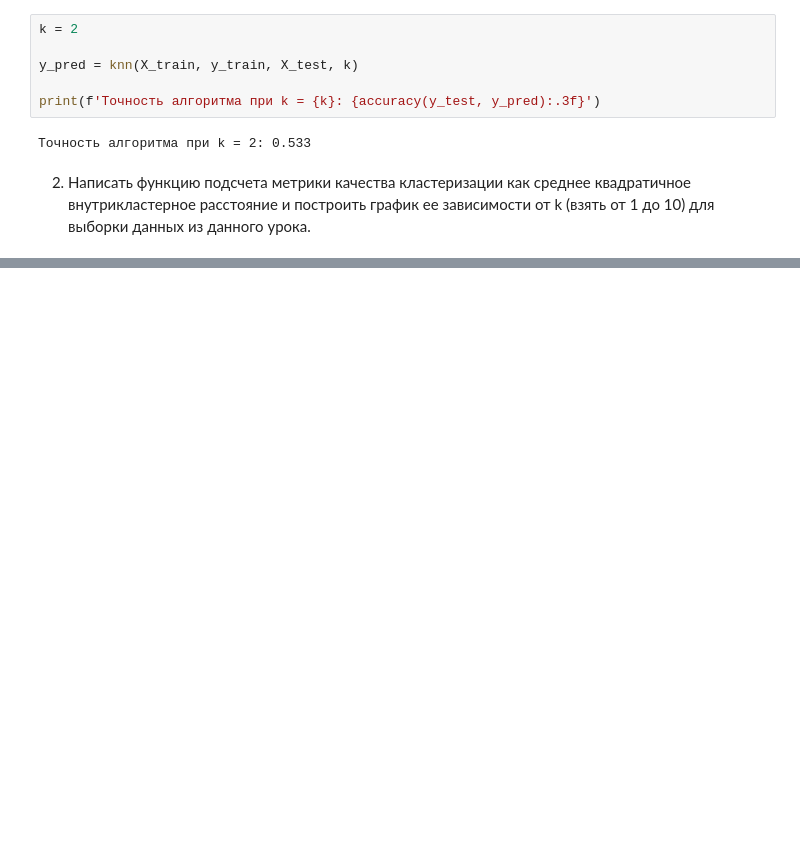
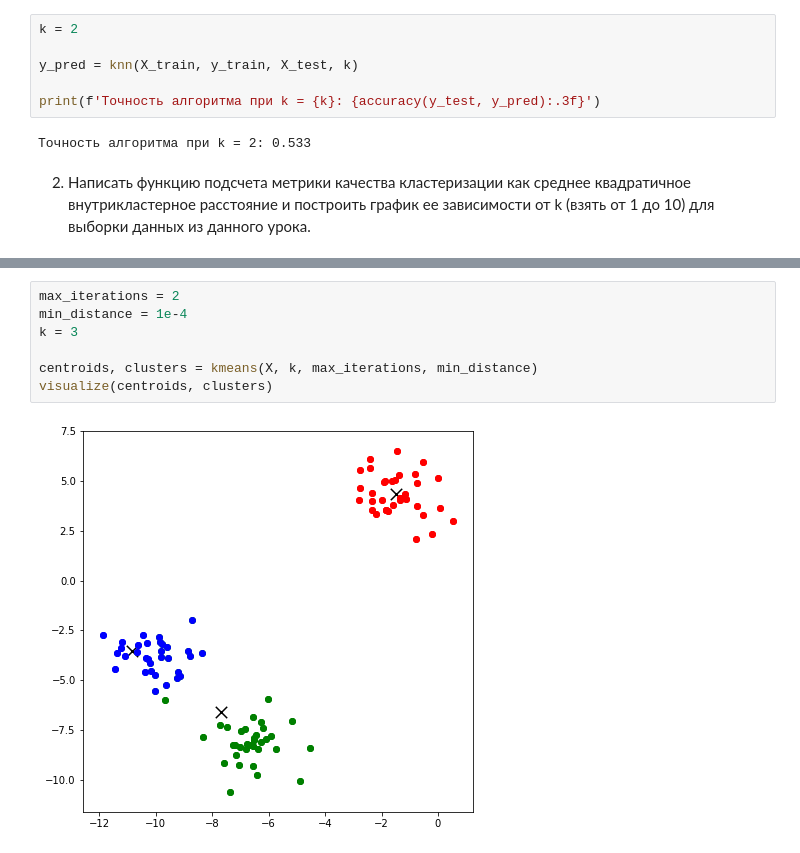
Before and after one commit to daniilstv/DS_algorithms, a Jupyter notebook: Lesson7_hw.ipynb, the cells around one changed output, grey strips where cells are left out. Drawn from its saved outputs; the diff is of its cells as text; blank space fills up the shorter version.

```diff
--- a/Lesson7_hw.ipynb
+++ b/Lesson7_hw.ipynb
@@ -285,0 +289,9 @@ print(f'Точность алгоритма при k = {k}: {accuracy(y_test, y_
+# %%
+max_iterations = 2
+min_distance = 1e-4
+k = 3
+
+centroids, clusters = kmeans(X, k, max_iterations, min_distance)
+visualize(centroids, clusters)
+# %% [output]
+[figure, added]
```
Also changed, not shown: parts of 12 cells of this notebook.
